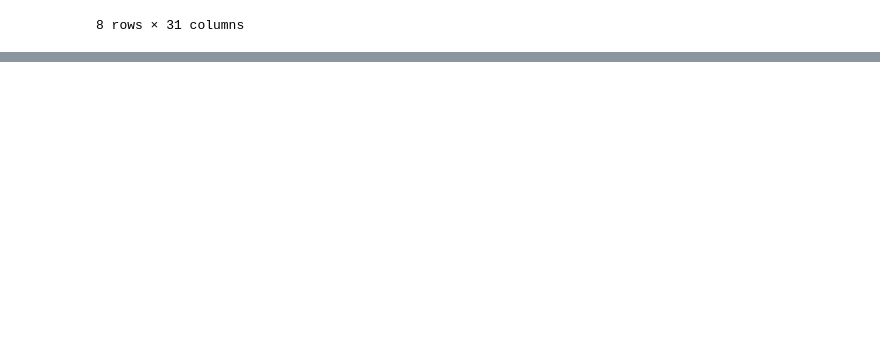
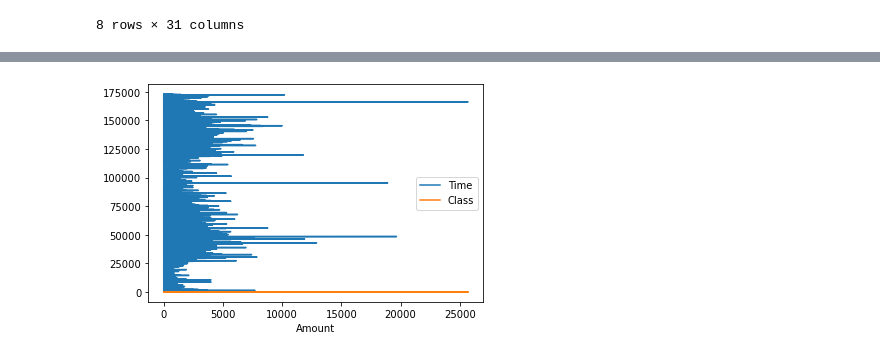
Before and after one commit to NehaDas25/DataScience_CS5661, a Jupyter notebook: Credit_Card_Fraud_Detection.ipynb, the cells around one changed output, grey strips where cells are left out. Drawn from its saved outputs; the diff is of its cells as text; code cells hidden in the pictures; blank space fills up the shorter version.

```diff
--- a/Credit_Card_Fraud_Detection.ipynb
+++ b/Credit_Card_Fraud_Detection.ipynb
@@ -59,0 +85,5 @@ data_set.describe()
+# %%
+data_set.plot(x="Amount", y=["Time", "Class"])
+plt.show()
+# %% [output]
+[figure, added]
```
Also changed, not shown: parts of 7 cells of this notebook.
